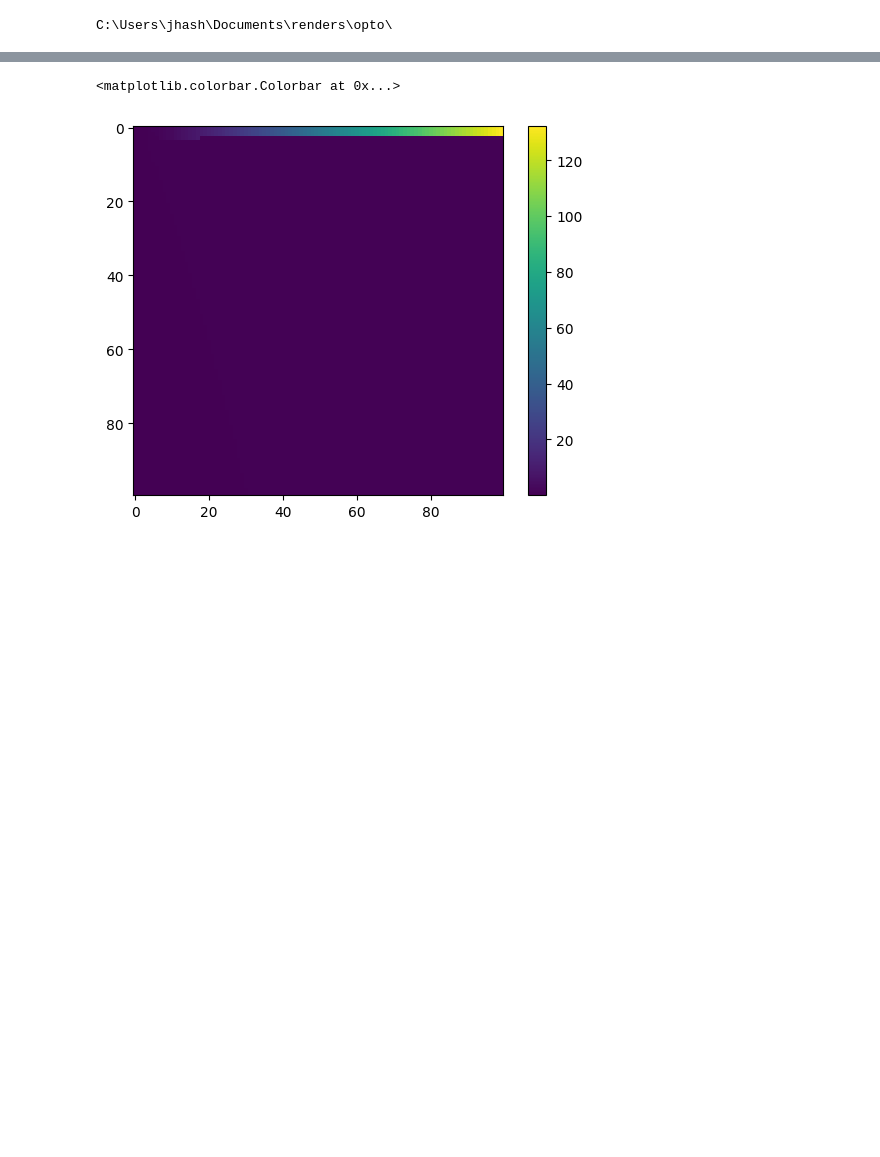
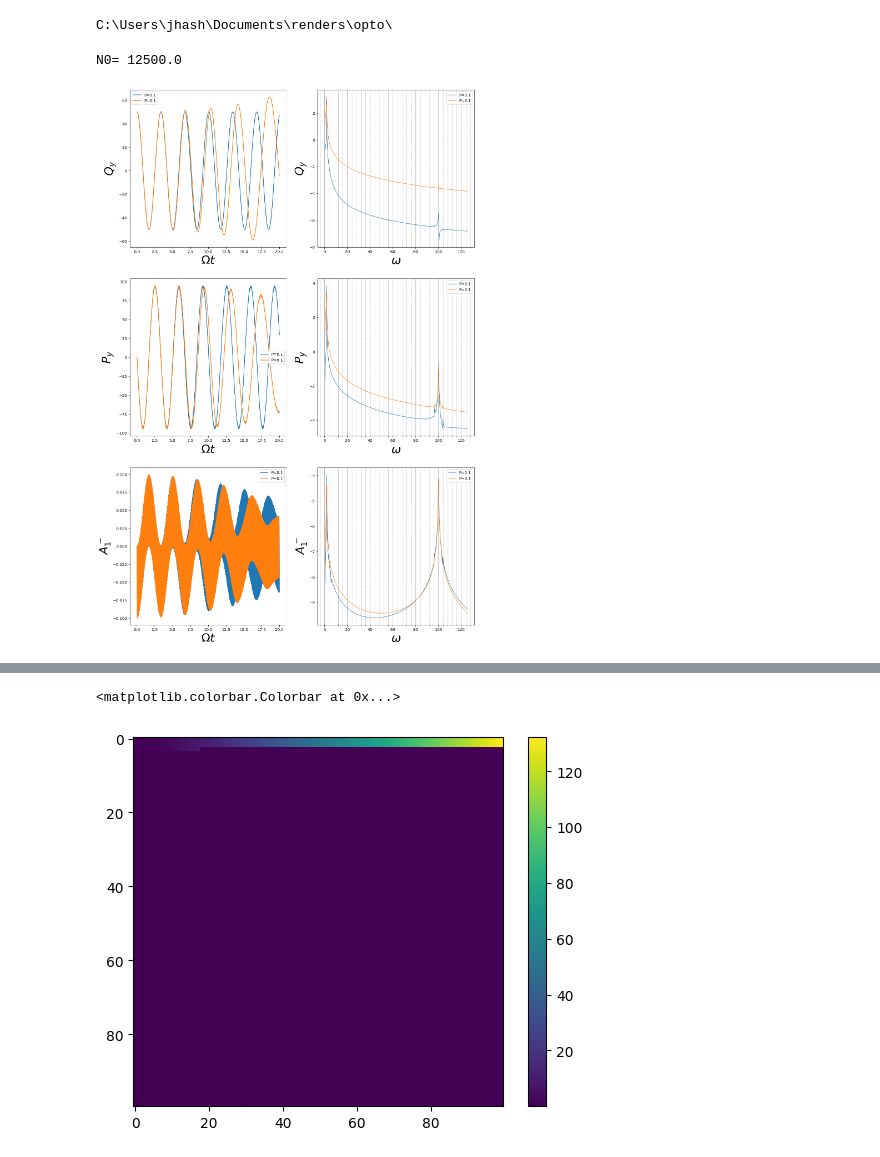
Before and after one commit to Satyamjha2/Optomechanics, a Jupyter notebook: NM_non_linear_v3.ipynb, the cells around one changed output, grey strips where cells are left out. Saved outputs shown, nothing was run; the diff lists cells and outputs as text; code cells hidden in the pictures; blank space fills up the shorter version.

Commit message:
fixed labels and added more plots

```diff
--- a/NM_non_linear_v3.ipynb
+++ b/NM_non_linear_v3.ipynb
@@ -46,0 +124,54 @@ def evol_mat(delta,g,N0,q0):
+# %%
+g_z1=0############
+P_list=np.array([0.1]) ############### CRITICAL parameter
+g_y=1e-1
+print("N0=",np.round(N0))
+
+label_list=["$Q_y$","$P_y$","$A_1^-$"]
+# label_list=["$Q_z$","$P_z$","$Q_y$","$P_y$","$\delta A_0^+$","$\delta A_0^-$","$A_1^+$","$A_1^-$","$H$","$N$"]
+
+tf=2e1
+N_step=10000
+qy_0=50
+z_0=np.array([0,0,qy_0,0,0,0,0,0, N0*del_omega,0,0, qy_0**2/4,0],dtype=complex)  ### 0 mode excitation
+sf,ef=1,400
+om=2*np.pi*np.arange(N_step//2+1)[sf:ef]/tf
+
+i=7
+fig, axs = plt.subplots(3, 2,figsize=(16,25))
+# i_list=[2,3,7]
+for P in (P_list):
+    N0=(P*del_omega)**3/(8*g_y**2)
+    param_list=[g_z1,g_y,del_omega,N0]   ##g_z0,g_z1,g_y,ohm, omega_0, omega_1, del_omega, N_eq
+
+    z_0=np.array([0,0,qy_0,0,0,0,0,0, N0*del_omega,0,0, qy_0**2/4,0],dtype=complex)  ### 0 mode excitation
+    zz1,t=real_evolve(z_0,tf,param_list,N_step,f=real_ODE)
+    zz2,t=real_evolve(z_0,tf,param_list,N_step,f=real_ODE2)
+
+    for i in range(3):
+        axs[i,0].plot(t,zz1[i],label="P={0}".format(P))
+        axs[i,0].plot(t,zz2[i],label="P={0}".format(P))
+        zff1=np.log(np.abs(np.fft.rfft(zz1[i]))/N_step)
+        zff2=np.log(np.abs(np.fft.rfft(zz2[i]))/N_step)
+#         zff=(np.abs(np.fft.rfft(zz[i]))/N_step)
+        axs[i,1].plot(om,zff1[sf:ef],label="P={0}".format(P),linewidth=1)
+        axs[i,1].plot(om,zff2[sf:ef],label="P={0}".format(P),linewidth=1)
+
+for i in range(3):
+    axs[i,0].set_ylabel(label_list[i],fontsize=30)
+    axs[i,0].set_xlabel('$\Omega t$',fontsize=30)
+    axs[i,0].legend()
+
+    axs[i,1].set_ylabel(label_list[i],fontsize=30)
+    axs[i,1].set_xlabel('$\omega$',fontsize=30)
+    axs[i,1].legend()
+    axs[i,1].xaxis.set_major_locator(plticker.MultipleLocator(20))
+    axs[i,1].xaxis.set_minor_locator(plticker.MultipleLocator(4))
+    axs[i,1].grid(axis = 'x',which="major")
+    axs[i,1].grid(axis = 'x',which="minor", linestyle='--')
+    #     axs[i//2,i%2].legend(fontsize=12)
+
+plt.show()
+# %% [output]
+N0= 12500.0
+[figure, added]
```
Also changed, not shown: parts of 3 cells of this notebook, 1 other file.
